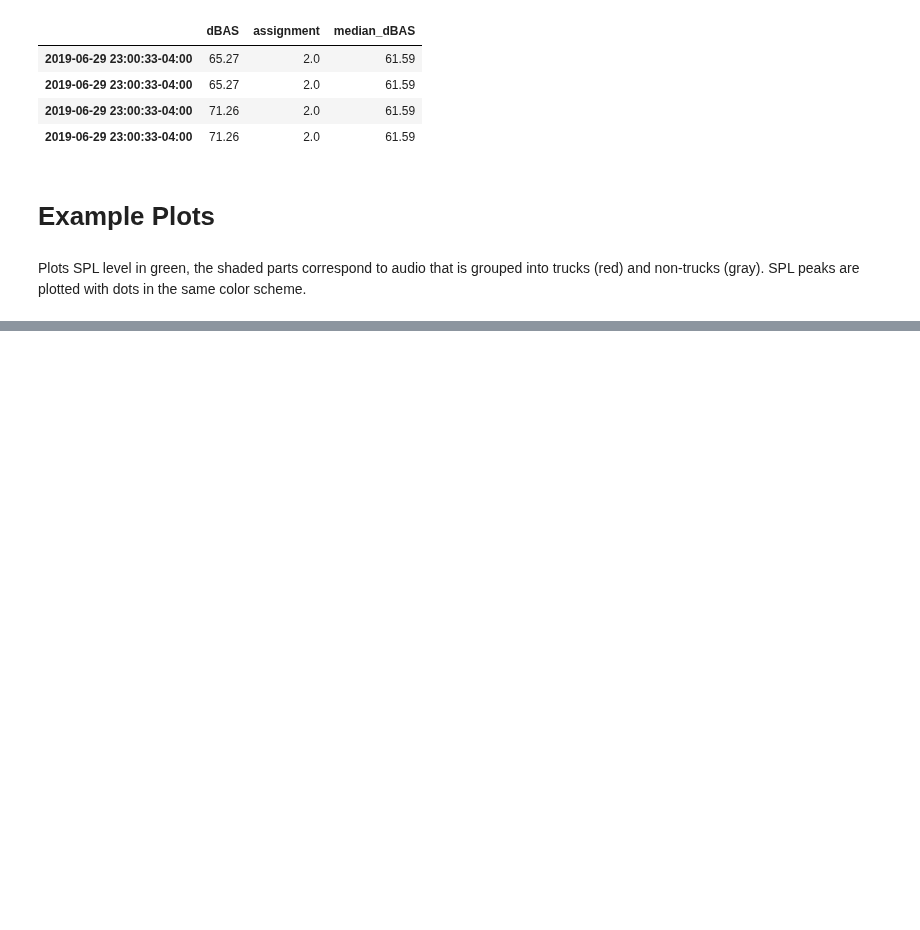
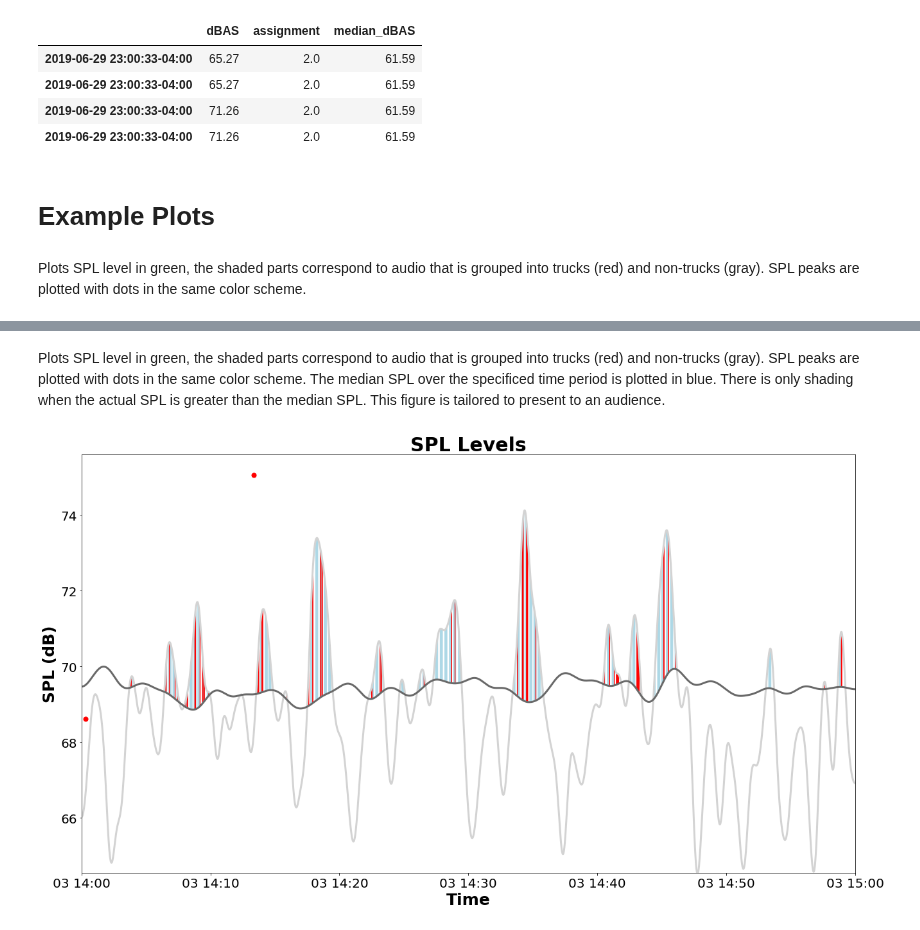
Before and after one commit to marin-hyatt/public-redhook-analysis, a Jupyter notebook: notebooks/Example.ipynb, the cells around one changed output, grey strips where cells are left out. Saved outputs shown, nothing was run; the diff lists cells and outputs as text; code cells hidden in the pictures; blank space fills up the shorter version.

```diff
--- a/notebooks/Example.ipynb
+++ b/notebooks/Example.ipynb
@@ -400,0 +418,7 @@ display.plot_truck_clusters_median(all_joined_df_cut_median['2019-06-03 14:40:00
+# %% [markdown]
+Plots SPL level in green, the shaded parts correspond to audio that is grouped into trucks (red) and non-trucks (gray). SPL peaks are plotted with dots in the same color scheme. The median SPL over the specificed time period is plotted in blue. There is only shading when the actual SPL is greater than the median SPL. This figure is tailored to present to an audience.
+# %%
+display.plot_truck_clusters_final(all_joined_df_cut_median['2019-06-03 14:00:00-04:00':'2019-06-03 15:00:00-04:00'], \
+                            3, 20, 50, 1, 'gaussian')
+# %% [output]
+[figure, added]
```
Also changed, not shown: parts of 12 cells of this notebook, 1 other file.
